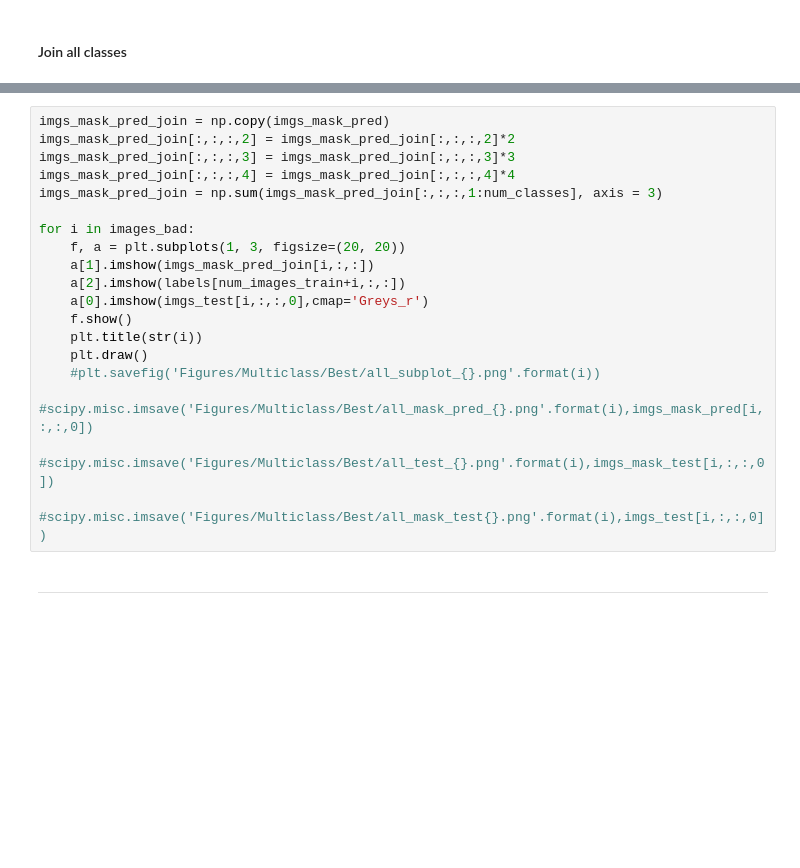
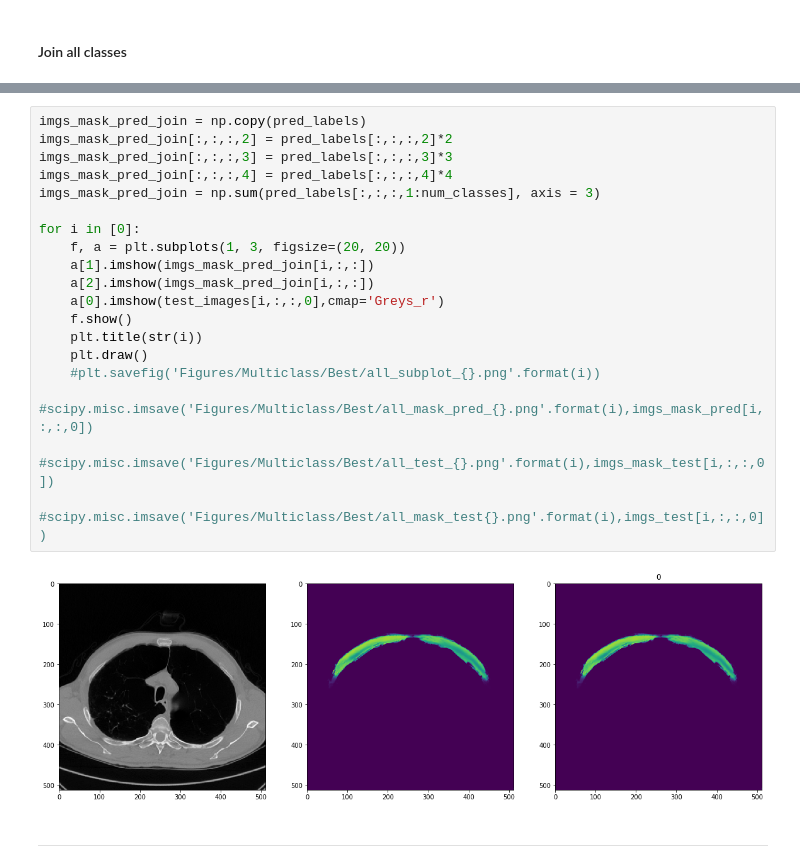
Before and after one commit to rafamoreta/PectoralisSegmentation, a Jupyter notebook: dcnn_unet/Unet_Notebook.ipynb, the cells around one changed output, grey strips where cells are left out. Cells and saved outputs as stored; diff of their text form; blank space fills up the shorter version.

```diff
--- a/dcnn_unet/Unet_Notebook.ipynb
+++ b/dcnn_unet/Unet_Notebook.ipynb
@@ -238,22 +281,24 @@ for i in range(3):
 # %%
-imgs_mask_pred_join = np.copy(imgs_mask_pred)
-imgs_mask_pred_join[:,:,:,2] = imgs_mask_pred_join[:,:,:,2]*2
-imgs_mask_pred_join[:,:,:,3] = imgs_mask_pred_join[:,:,:,3]*3
-imgs_mask_pred_join[:,:,:,4] = imgs_mask_pred_join[:,:,:,4]*4
-imgs_mask_pred_join = np.sum(imgs_mask_pred_join[:,:,:,1:num_classes], axis = 3)
+imgs_mask_pred_join = np.copy(pred_labels)
+imgs_mask_pred_join[:,:,:,2] = pred_labels[:,:,:,2]*2
+imgs_mask_pred_join[:,:,:,3] = pred_labels[:,:,:,3]*3
+imgs_mask_pred_join[:,:,:,4] = pred_labels[:,:,:,4]*4
+imgs_mask_pred_join = np.sum(pred_labels[:,:,:,1:num_classes], axis = 3)
 
-for i in images_bad:
+for i in [0]:
     f, a = plt.subplots(1, 3, figsize=(20, 20))
     a[1].imshow(imgs_mask_pred_join[i,:,:])
-    a[2].imshow(labels[num_images_train+i,:,:])
-    a[0].imshow(imgs_test[i,:,:,0],cmap='Greys_r')
+    a[2].imshow(imgs_mask_pred_join[i,:,:])
+    a[0].imshow(test_images[i,:,:,0],cmap='Greys_r')
     f.show()
     plt.title(str(i))
     plt.draw()
     #plt.savefig('Figures/Multiclass/Best/all_subplot_{}.png'.format(i))
     #scipy.misc.imsave('Figures/Multiclass/Best/all_mask_pred_{}.png'.format(i),imgs_mask_pred[i,:,:,0])
     #scipy.misc.imsave('Figures/Multiclass/Best/all_test_{}.png'.format(i),imgs_mask_test[i,:,:,0])
     #scipy.misc.imsave('Figures/Multiclass/Best/all_mask_test{}.png'.format(i),imgs_test[i,:,:,0])
+# %% [output]
+[figure, added]
 # %% [markdown]
 -----------
 # %% [markdown]
```
Also changed, not shown: parts of 13 cells of this notebook, 5 other files.
